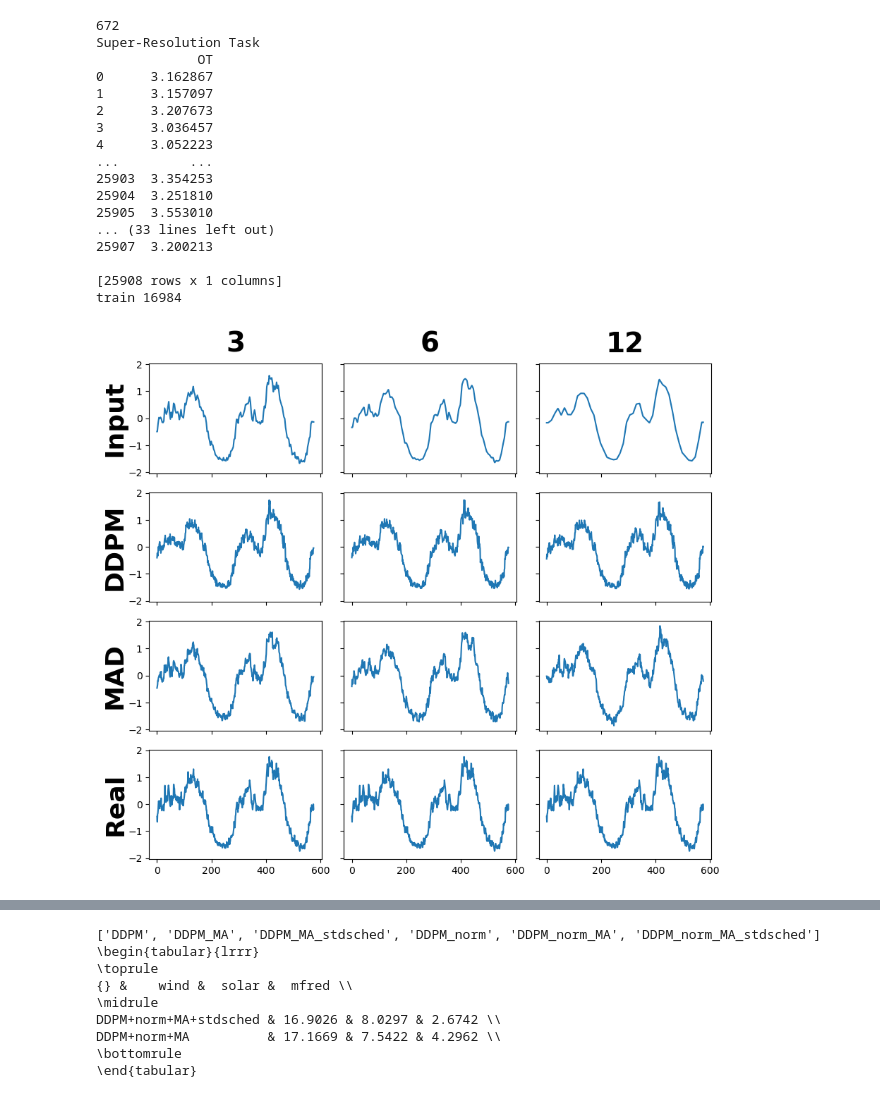
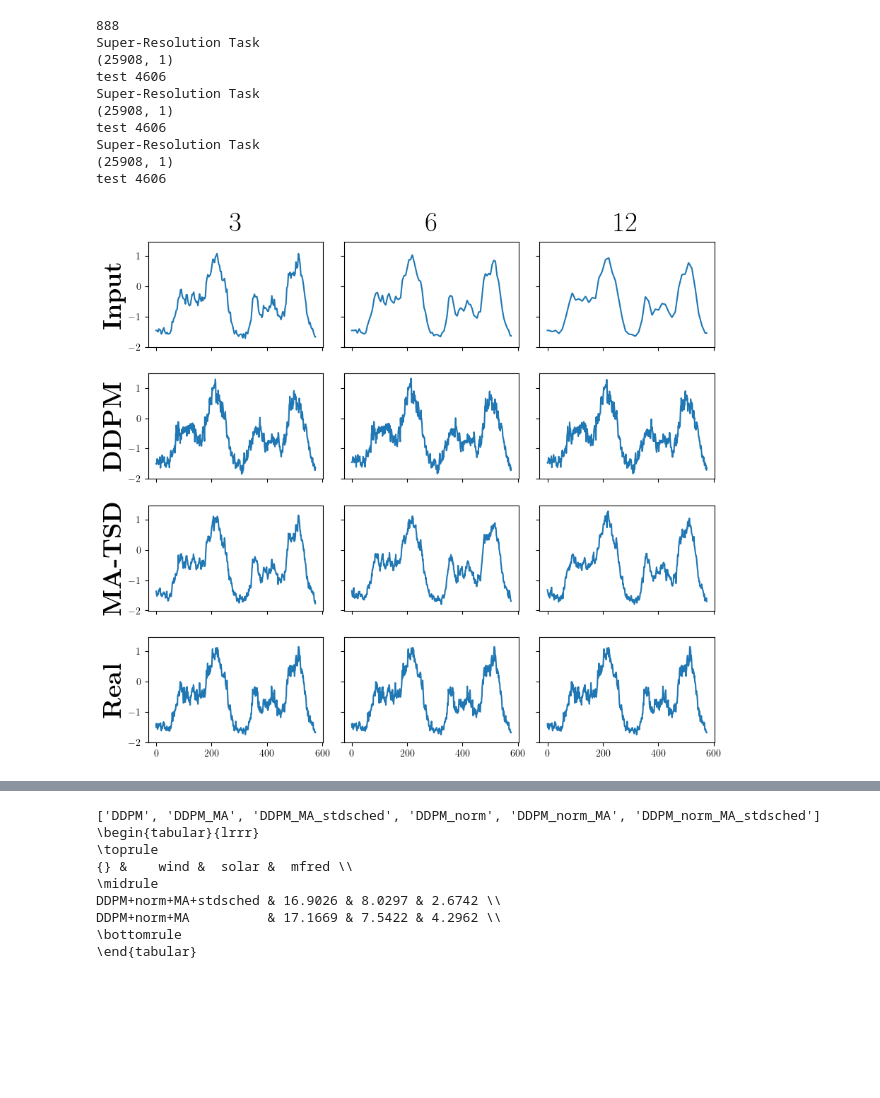
Before and after one commit to WillWang1113/Moving-Average-Diffusion, a Jupyter notebook: notebooks/plot.ipynb, the cells around one changed output, grey strips where cells are left out. Saved outputs shown, nothing was run; the diff lists cells and outputs as text; code cells hidden in the pictures; blank space fills up the shorter version.

```diff
--- a/notebooks/plot.ipynb
+++ b/notebooks/plot.ipynb
@@ -5,0 +1,19 @@ import matplotlib.pyplot as plt
+# %%
+import pandas as pd
+import os
+import yaml
+import matplotlib.pyplot as plt
+
+from src.utils.schedule import get_schedule
+from src.datamodule.data_factory import data_provider
+import torch
+import numpy as np
+plt.rcParams.update(
+    {
+        "text.usetex": True,
+        "text.latex.preamble": r"\usepackage{amsmath}\usepackage{amssymb}",
+        "font.family": "serif",
+        "font.serif": "Computer Modern Roman",
+        # "pgf.texsystem": 'pdflatex'
+    }
+)
@@ -6,6 +61,4 @@ import matplotlib.pyplot as plt
 # %%
-from src.datamodule.data_factory import data_provider
-import torch
 
 root_pth = "/home/user/data/MAD_sr/savings"
 # root_pth = "../savings/MAD_sr/savings"
@@ -20,7 +73,7 @@ fig, axs = plt.subplots(
 cols = kernel_size
 # cols = ["Bottom 10%","Middle","Top 10%"]
 # rows = appear_names
-rows = ["Input", "DDPM", "MAD", "Real"]
+rows = [r"\textbf{Input}", r"\textbf{DDPM}", r"\textbf{MA-TSD}", r"\textbf{Real}"]
 
 pad = 5
 
@@ -63,64 +116,59 @@ for ax, row in zip(axs[:, 0], rows):
 
 
 dataset = "mfred"
-pred_len = 576 if dataset == "mfred" else 720
+pred_len = 576
 model_name = "MADTC_NFD_DIT_eps_bs64_condNone_ksNone"
-m_name = ["mse", "lsd", "con_err", "lps_st", "lps_lt"]
+# m_name = ["mse", "lsd", "con_err", "lps_st", "lps_lt"]
 data_config = yaml.safe_load(open(f"../configs/dataset/{dataset}.yaml", "r"))
 data_config["condition"] = "sr"
 data_config["pred_len"] = pred_len
-data_config["features"] = "TSTR-test"
-data_config["batch_size"] = 1024
+# data_config["features"] = "TSTR-test"
+data_config["batch_size"] = 2048
 # MADTC
 all_ks_metric_pro = []
 all_ks_metric_base = []
-max_choose = 700 if dataset == "exchange_rate" else 1024
-# choose = 555
-choose = np.random.randint(0, max_choose)
+max_choose = 2048
+choose = 888
+# choose = np.random.randint(0, max_choose)
 print(choose)
 for i, ks in enumerate(kernel_size):
     ddpm_data = np.load(
         os.path.join(
             root_pth,
-            f"{dataset}_{pred_len}_TSTR-train",
+            f"{dataset}_{pred_len}_S",
             f"DDPM_bs64_condsr_ks{ks}",
             f"cond_sr_startks_{ks}_fast_False_dtm_True_pred.npy",
         )
     )
     mad_data = np.load(
         os.path.join(
             root_pth,
-            f"{dataset}_{pred_len}_TSTR-train",
+            f"{dataset}_{pred_len}_S",
             model_name,
             f"cond_sr_startks_{ks}_fast_False_dtm_True_pred.npy",
         )
     )
 
     data_config["kernel_size"] = ks
-    _, test_dl = data_provider(data_config, "train")
+    _, test_dl = data_provider(data_config, "test")
+
     batch = next(iter(test_dl))
     linear_interp, y_real = (batch["c"], batch["x"])
     axs[0, i].plot(linear_interp[choose].flatten())
-    axs[1, i].plot(ddpm_data[0, choose].flatten())
-    axs[2, i].plot(mad_data[0, choose].flatten())
+    axs[1, i].plot(ddpm_data[3, choose].flatten())
+    axs[2, i].plot(mad_data[3, choose].flatten())
     axs[3, i].plot(y_real[choose].flatten())
 fig.tight_layout()
+fig.savefig(f'../assets/sr_{dataset}.pdf', bbox_inches='tight')
 # %% [output]
-672
+888
 Super-Resolution Task
-             OT
-0      3.162867
-1      3.157097
-2      3.207673
-3      3.036457
-4      3.052223
-...         ...
-25903  3.354253
-25904  3.251810
-25905  3.553010
-... (33 lines left out)
-25907  3.200213
-
-[25908 rows x 1 columns]
-train 16984
+(25908, 1)
+test 4606
+Super-Resolution Task
+(25908, 1)
+test 4606
+Super-Resolution Task
+(25908, 1)
+test 4606
-[figure, old version]
+[figure, new version]
```
Also changed, not shown: parts of 17 cells of this notebook, 31 other files.
